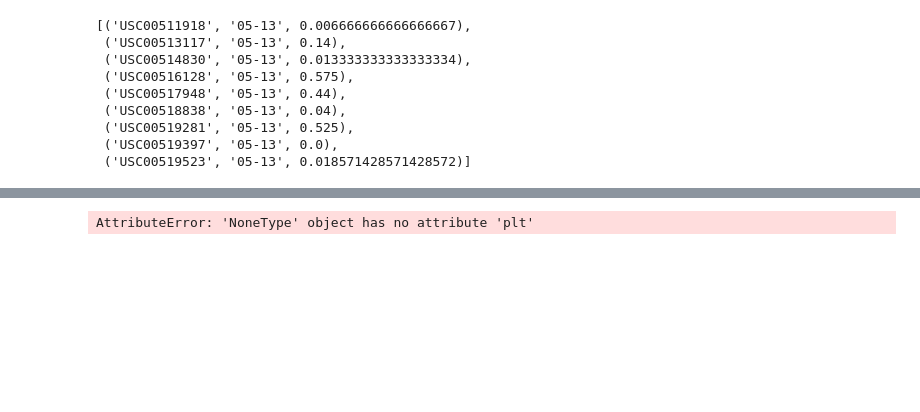
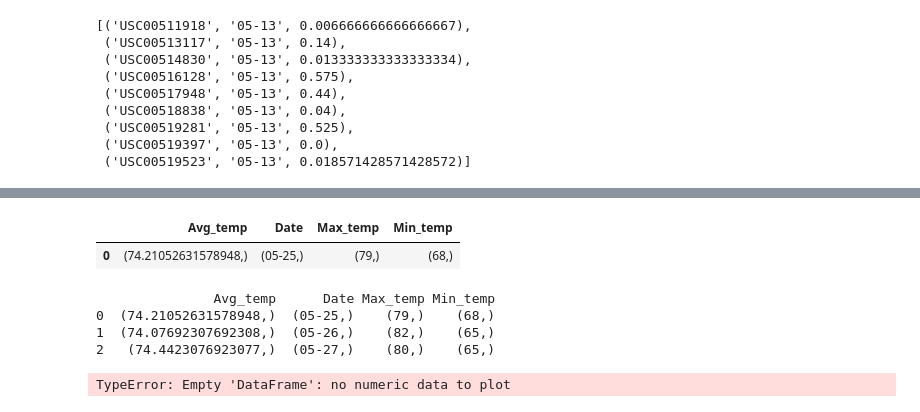
Before and after one commit to wendywalsh/SQLalchemy, a Jupyter notebook: climate_analysis-SQLalchemy.ipynb, the cells around one changed output, grey strips where cells are left out. Cells and saved outputs as stored; diff of their text form; code cells hidden in the pictures; blank space fills up the shorter version.

Commit message:
attempted to complete normals

```diff
--- a/climate_analysis-SQLalchemy.ipynb
+++ b/climate_analysis-SQLalchemy.ipynb
@@ -331,10 +313,15 @@ session.query(Measurements.station,func.strftime("%m-%d", Measurements.date),fun
  ('USC00519397', '05-13', 0.0),
  ('USC00519523', '05-13', 0.018571428571428572)]
 # %%
+#able to get dataframe, but not plot
 def daily_normals(dates):
+
 
     for day in dates:
         results = session.query(func.strftime("%m-%d", Measurements.date),func.avg(Measurements.tobs),func.min(Measurements.tobs),func.max(Measurements.tobs)) \
         .filter(func.strftime("%m-%d", Measurements.date) == day).group_by(func.strftime("%m-%d", Measurements.date)).all()
 
-        print(pd.DataFrame(results, columns= ["Date","Avg_temp","Min_temp","Max_temp"]).set_index('Date'))
+        results_df= (pd.DataFrame(results, columns= ["Date","Avg_temp","Min_temp","Max_temp"]).set_index('Date'))
+
+
+        print(results_df)
@@ -362,5 +340,50 @@ Date
+# %%
+#attempted to append into dataframe to complete plot, however didn't work within funtion
+
+def daily_normals(dates):
+
+    results_df = pd.DataFrame(columns=['Date','Avg_temp','Min_temp', 'Max_temp'])
+
+    for day in dates:
+
+        d =session.query(func.strftime("%m-%d", Measurements.date)).filter(func.strftime("%m-%d", Measurements.date) == day).group_by(func.strftime("%m-%d", Measurements.date)).all()
+        at =session.query(func.avg(Measurements.tobs)).filter(func.strftime("%m-%d", Measurements.date) == day).group_by(func.strftime("%m-%d", Measurements.date)).all()
+        mint =session.query(func.min(Measurements.tobs)).filter(func.strftime("%m-%d", Measurements.date) == day).group_by(func.strftime("%m-%d", Measurements.date)).all()
+        maxt =session.query(func.max(Measurements.tobs)).filter(func.strftime("%m-%d", Measurements.date) == day).group_by(func.strftime("%m-%d", Measurements.date)).all()
+
+        results_df = results_df.append(pd.DataFrame({'Date': d, 'Avg_temp': at, 'Min_temp': mint, 'Max_temp': maxt,}, index=[0]), ignore_index=True)
+        #results_df = results_df.append(results, ignore_index=False, verify_integrity=False)
+        #= (pd.DataFrame(results, columns= ["Date","Avg_temp","Min_temp","Max_temp"]).set_index('Date'))
+
+        return results_df
+# %%
+daily_normals(["05-25","05-26","05-27"])
+# %% [output]
+|  | Avg_temp | Date | Max_temp | Min_temp |
+| 0 | (74.21052631578948,) | (05-25,) | (79,) | (68,) |
+# %%
+#just seeing if loop works
+dates =["05-25","05-26","05-27"]
+results_df = pd.DataFrame(columns=['Date','Avg_temp','Min_temp', 'Max_temp'])
+
+
+for day in dates:
+    d =session.query(func.strftime("%m-%d", Measurements.date)).filter(func.strftime("%m-%d", Measurements.date) == day).group_by(func.strftime("%m-%d", Measurements.date)).all()
+    at =session.query(func.avg(Measurements.tobs)).filter(func.strftime("%m-%d", Measurements.date) == day).group_by(func.strftime("%m-%d", Measurements.date)).all()
+    mint =session.query(func.min(Measurements.tobs)).filter(func.strftime("%m-%d", Measurements.date) == day).group_by(func.strftime("%m-%d", Measurements.date)).all()
+    maxt =session.query(func.max(Measurements.tobs)).filter(func.strftime("%m-%d", Measurements.date) == day).group_by(func.strftime("%m-%d", Measurements.date)).all()
+
+    results_df = results_df.append(pd.DataFrame({'Date': d, 'Avg_temp': at, 'Min_temp': mint, 'Max_temp': maxt,}, index=[0]), ignore_index=True)
+        #results_df = results_df.append(results, ignore_index=False, verify_integrity=False)
+
+print(results_df)
+# %% [output]
+               Avg_temp      Date Max_temp Min_temp
+0  (74.21052631578948,)  (05-25,)    (79,)    (68,)
+1  (74.07692307692308,)  (05-26,)    (82,)    (65,)
+2   (74.4423076923077,)  (05-27,)    (80,)    (65,)
 # %%
-dn.plt(kind='area', stacked=False)
+results_df.plot(kind='area', stacked=False, x_compat=True, alpha=.2)
 plt.show()
 # %% [output]
-AttributeError: 'NoneType' object has no attribute 'plt'
+TypeError: Empty 'DataFrame': no numeric data to plot
```
Also changed, not shown: parts of 4 cells of this notebook.
